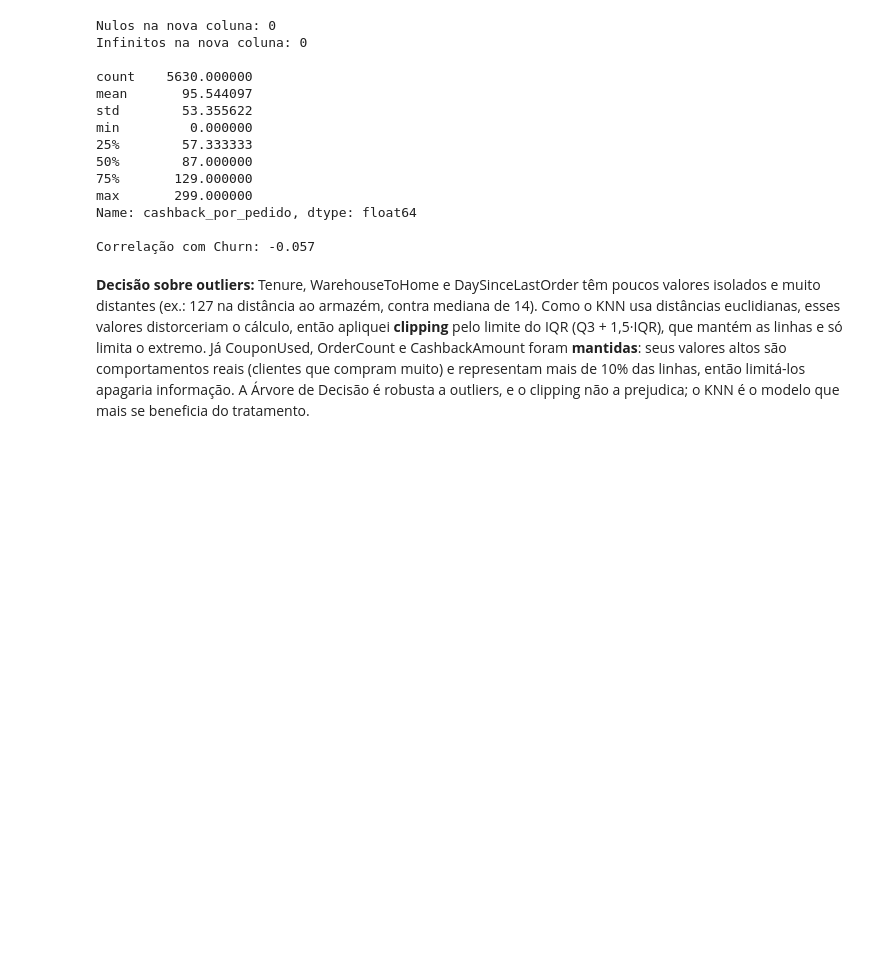
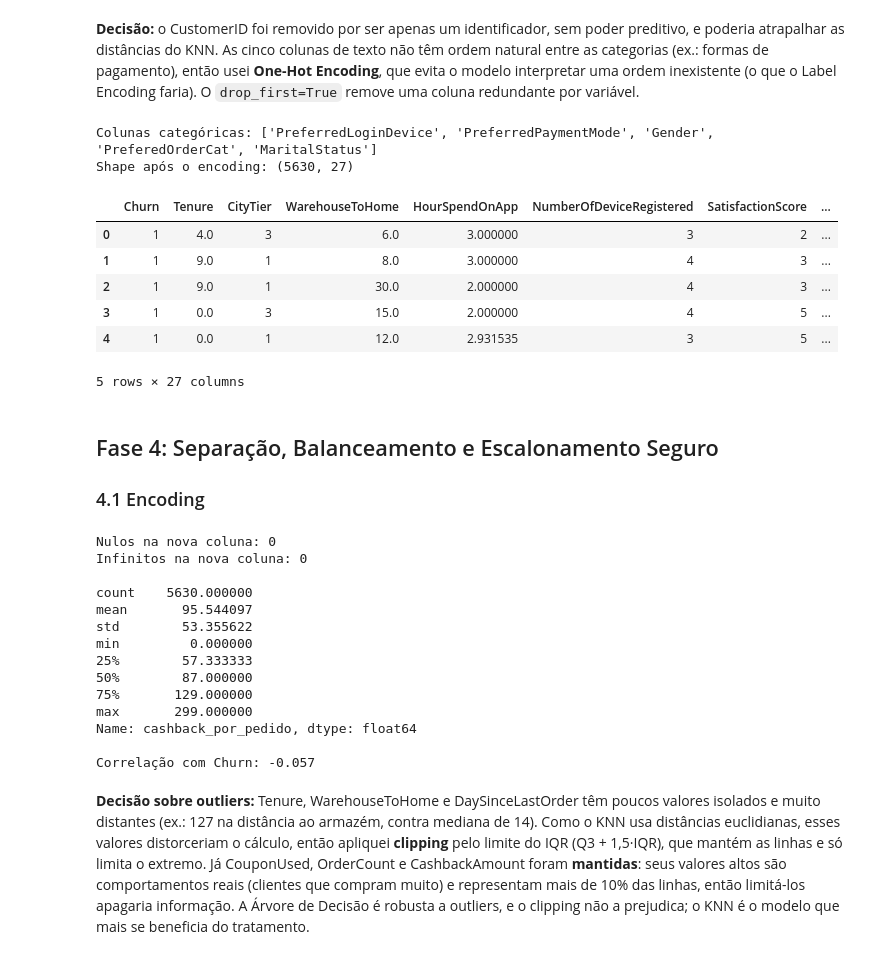
Before and after one commit to Lucas-Magalhaes-oficial/projeto-avaliativo-ml-churn-LUCAS-SARMENTO, a Jupyter notebook: notebooks/projeto_churn.ipynb, the cells around one changed output. Cells and saved outputs as stored; diff of their text form; code cells hidden in the pictures; blank space fills up the shorter version.

Commit message:
aplica one-hot encoding nas variaveis categorica
Remove o CustomerID (identificador sem poder preditivo) e converte as cinco colunas categoricas em numericas com One-Hot Encoding, evitando ordem artificial entre categorias. Usa drop_first para eliminar colunas redundantes. Inicia a Fase 4.

```diff
--- a/notebooks/projeto_churn.ipynb
+++ b/notebooks/projeto_churn.ipynb
@@ -1,3 +1,28 @@
+# %% [markdown]
+**Decisão:** o CustomerID foi removido por ser apenas um identificador, sem poder preditivo, e poderia atrapalhar as distâncias do KNN. As cinco colunas de texto não têm ordem natural entre as categorias (ex.: formas de pagamento), então usei **One-Hot Encoding**, que evita o modelo interpretar uma ordem inexistente (o que o Label Encoding faria). O `drop_first=True` remove uma coluna redundante por variável.
+# %%
+df_modelo = df.drop(columns=["CustomerID"])
+
+colunas_categoricas = df_modelo.select_dtypes(exclude="number").columns.tolist()
+print("Colunas categóricas:", colunas_categoricas)
+
+df_enc = pd.get_dummies(df_modelo, columns=colunas_categoricas, drop_first=True, dtype=int)
+print("Shape após o encoding:", df_enc.shape)
+df_enc.head()
+# %% [output]
+Colunas categóricas: ['PreferredLoginDevice', 'PreferredPaymentMode', 'Gender', 'PreferedOrderCat', 'MaritalStatus']
+Shape após o encoding: (5630, 27)
+|  | Churn | Tenure | CityTier | WarehouseToHome | HourSpendOnApp | NumberOfDeviceRegistered | SatisfactionScore | ... |
+| 0 | 1 | 4.0 | 3 | 6.0 | 3.000000 | 3 | 2 | ... |
+| 1 | 1 | 9.0 | 1 | 8.0 | 3.000000 | 4 | 3 | ... |
+| 2 | 1 | 9.0 | 1 | 30.0 | 2.000000 | 4 | 3 | ... |
+| 3 | 1 | 0.0 | 3 | 15.0 | 2.000000 | 4 | 5 | ... |
+| 4 | 1 | 0.0 | 1 | 12.0 | 2.931535 | 3 | 5 | ... |
+5 rows × 27 columns
+# %% [markdown]
+## Fase 4: Separação, Balanceamento e Escalonamento Seguro
+
+### 4.1 Encoding
 # %%
 df["cashback_por_pedido"] = df["CashbackAmount"] / df["OrderCount"]
 
```
